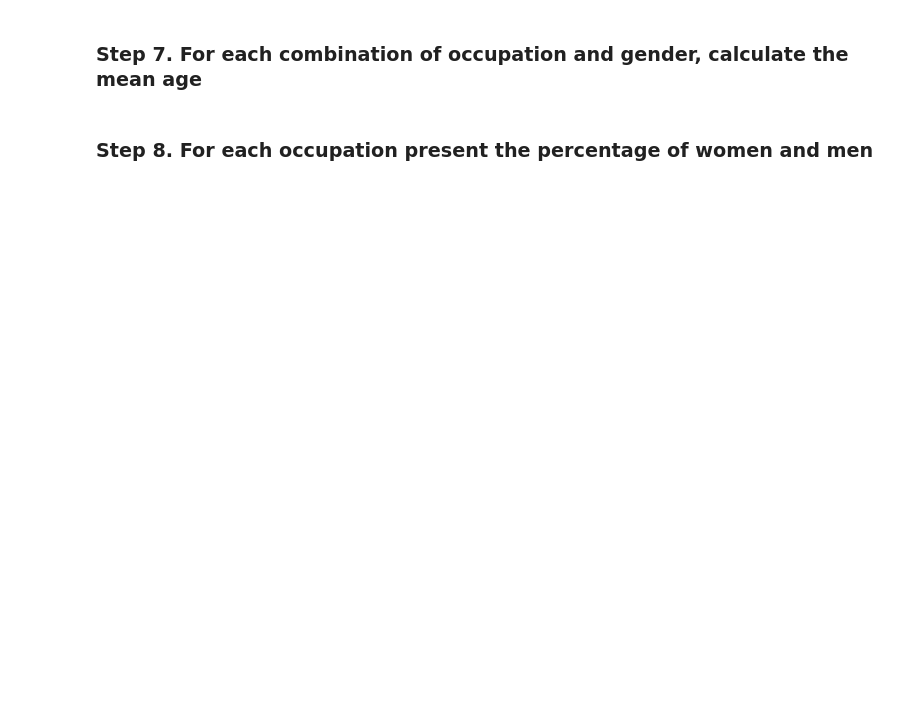
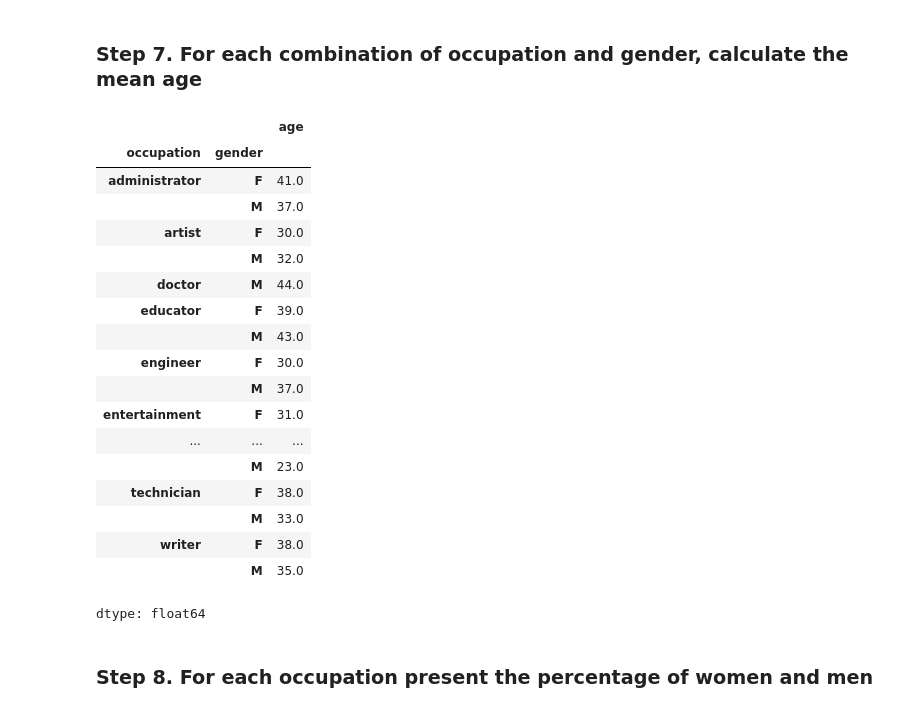
Before and after one commit to hudainaja/exercisespandas, a Jupyter notebook: 03_Grouping/Occupation/Exercise.ipynb, the cells around one changed output. Cells and saved outputs as stored; diff of their text form; code cells hidden in the pictures; blank space fills up the shorter version.

```diff
--- a/03_Grouping/Occupation/Exercise.ipynb
+++ b/03_Grouping/Occupation/Exercise.ipynb
@@ -35,4 +99,26 @@ users.groupby('occupation').
 # %% [markdown]
 ### Step 7. For each combination of occupation and gender, calculate the mean age
+# %%
+round(users.groupby(['occupation', 'gender'])['age'].mean())
+# %% [output]
+|  |  | age |
+| occupation | gender |  |
+| administrator | F | 41.0 |
+|  | M | 37.0 |
+| artist | F | 30.0 |
+|  | M | 32.0 |
+| doctor | M | 44.0 |
+| educator | F | 39.0 |
+|  | M | 43.0 |
+| engineer | F | 30.0 |
+|  | M | 37.0 |
+| entertainment | F | 31.0 |
+| ... | ... | ... |
+|  | M | 23.0 |
+| technician | F | 38.0 |
+|  | M | 33.0 |
+| writer | F | 38.0 |
+|  | M | 35.0 |
+dtype: float64
 # %% [markdown]
 ### Step 8.  For each occupation present the percentage of women and men
```
Also changed, not shown: parts of 4 cells of this notebook.
